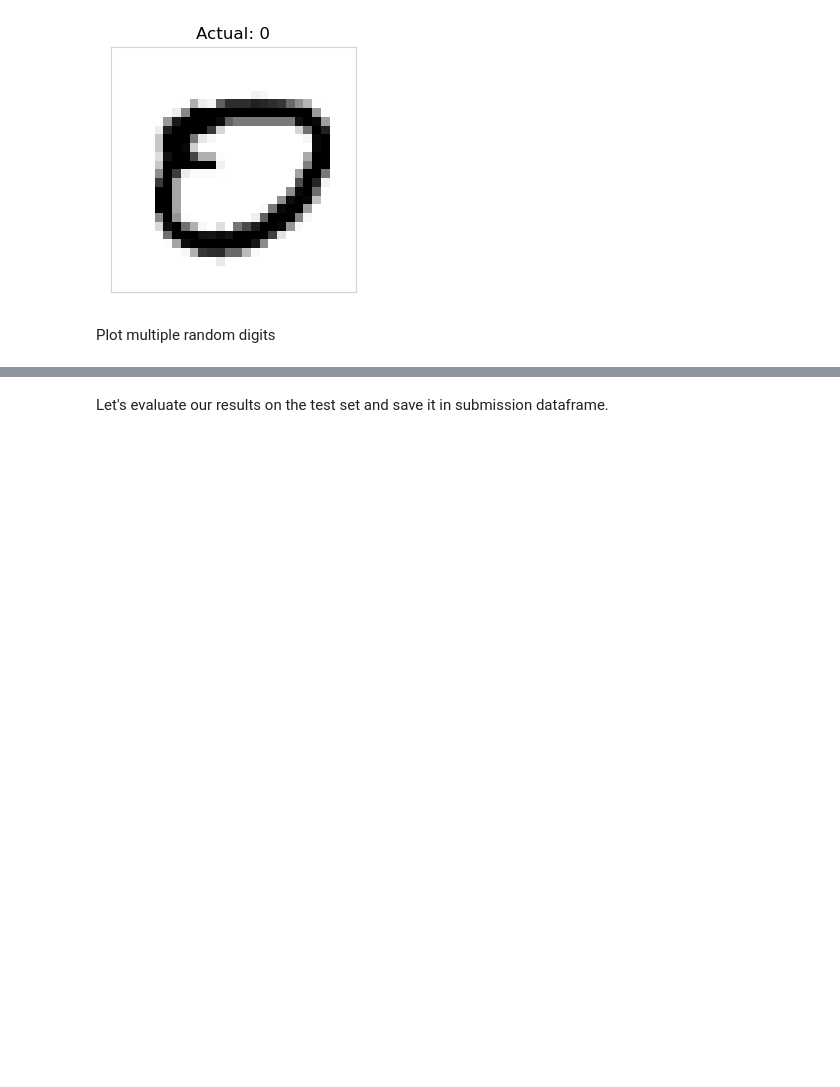
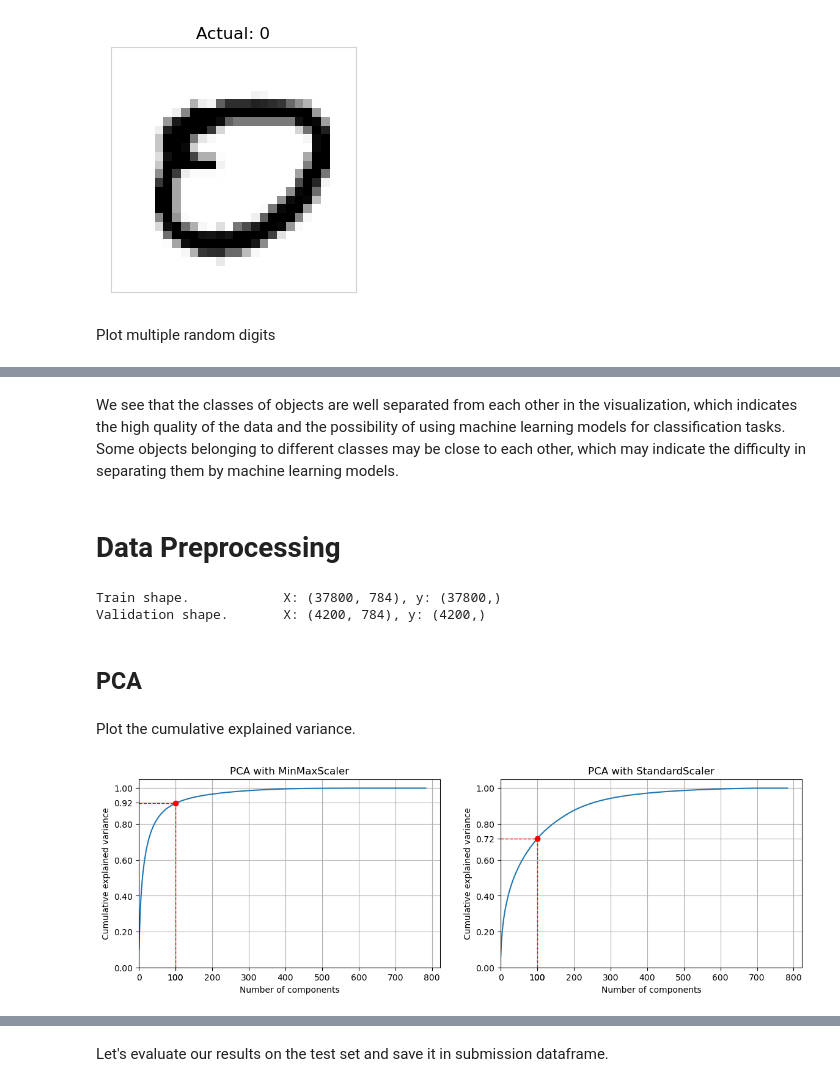
Before and after one commit to Andrey123qq2/Kaggle-Notebooks, a Jupyter notebook: digit-recognizer-pca-svc.ipynb, the cells around one changed output, grey strips where cells are left out. Saved outputs shown, nothing was run; the diff lists cells and outputs as text; code cells hidden in the pictures; blank space fills up the shorter version.

```diff
--- a/digit-recognizer-pca-svc.ipynb
+++ b/digit-recognizer-pca-svc.ipynb
@@ -448,12 +225,0 @@ Let's see how the digits look after reconstruction from 75 components.
-# %%
-mmscaler = MinMaxScaler()
-X_train_scaled = mmscaler.fit_transform(X_train)
-pca = PCA(n_components=75)
-X_train_scaled_pca = pca.fit_transform(X_train_scaled)
-X_train_inv_pca = pca.inverse_transform(X_train_scaled_pca)
-X_train_inv_sc = mmscaler.inverse_transform(X_train_inv_pca)
-exmaple_indexes = randint.rvs(0, len(X_train)-1, size=8)
-examples_original = X_train.iloc[exmaple_indexes]
-examples_inverted = X_train_inv_sc[exmaple_indexes]
-plot_digits(np.concatenate([examples_original, examples_inverted]),
-            [], [], images_per_row=8, figsize=(8,2))
@@ -578,0 +254,46 @@ Accuracy: 98.8476%
+# %% [markdown]
+We see that the classes of objects are well separated from each other in the visualization, which indicates the high quality of the data and the possibility of using machine learning models for classification tasks. Some objects belonging to different classes may be close to each other, which may indicate the difficulty in separating them by machine learning models.
+# %% [markdown]
+# Data Preprocessing <a class="anchor" id="datapreprocessing"></a>
+# %%
+X_full = train_data.drop("label", axis=1)
+y_full = train_data["label"]
+X_train, X_val, y_train, y_val = train_test_split(X_full, y_full,
+                                              test_size=0.10, stratify = y_full)
+y_train = y_train.to_numpy()
+y_val = y_val.to_numpy()
+print(f'Train shape. \t\tX: {X_train.shape}, y: {y_train.shape}',
+    f'\nValidation shape. \tX: {X_val.shape}, y: {y_val.shape}')
+# %% [output]
+Train shape.            X: (37800, 784), y: (37800,)
+Validation shape.       X: (4200, 784), y: (4200,)
+# %% [markdown]
+## PCA <a class="anchor" id="dppca"></a>
+# %%
+def plot_pca(pca, n_comp_example, ax, title):
+    ax.plot(np.cumsum(pca.explained_variance_ratio_))
+    cev_example = np.cumsum(pca.explained_variance_ratio_[:n_comp_example+1])[-1]
+    ax.hlines(y=cev_example, xmin=0, xmax=n_comp_example, color='r', ls='--', lw=1)
+    ax.vlines(x=n_comp_example, ymin=0, ymax=cev_example, color='r', ls='--', lw=1)
+    ax.plot([n_comp_example], [cev_example], "ro")
+    ax.set_xticks(list(ax.get_xticks()) + [n_comp_example])
+    ax.set_yticks(list(ax.get_yticks()) + [round(cev_example, 2)])
+    ax.set_xlim(0, pca.n_components+round(pca.n_components*0.05, 0))
+    ax.set_ylim(0, 1.05)
+    ax.set_xlabel('Number of components')
+    ax.set_ylabel('Cumulative explained variance')
+    ax.grid()
+    ax.set_title(title)
+# %% [markdown]
+Plot the cumulative explained variance.
+# %%
+f, (ax0, ax1) = plt.subplots(1, 2, figsize=(14,4))
+X_train_scaled1 = MinMaxScaler().fit_transform(X_train)
+X_train_scaled2 = StandardScaler().fit_transform(X_train)
+pca1 = PCA(n_components=X_train.shape[1]).fit(X_train_scaled1)
+pca2 = PCA(n_components=X_train.shape[1]).fit(X_train_scaled2)
+plot_pca(pca1, 100, ax0, "PCA with MinMaxScaler")
+plot_pca(pca2, 100, ax1, "PCA with StandardScaler")
+plt.show()
+# %% [output]
+[figure, added]
```
Also changed, not shown: parts of 190 cells of this notebook.
